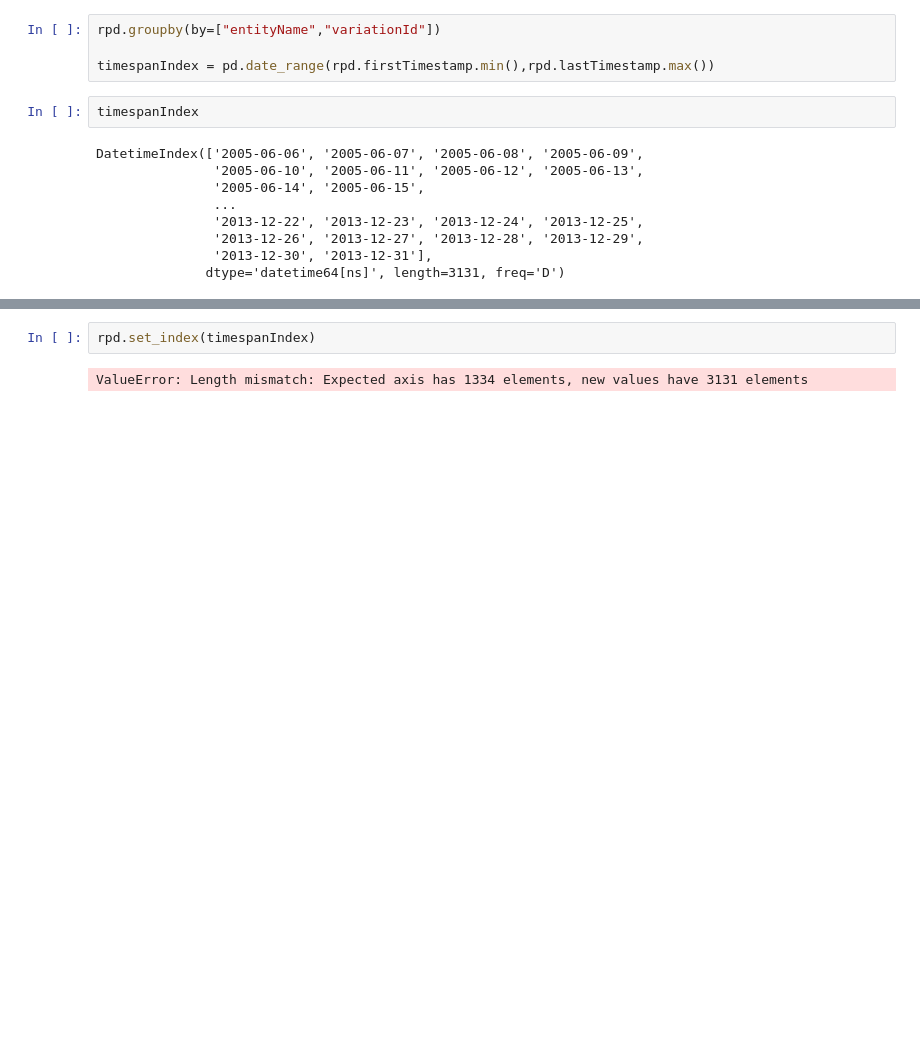
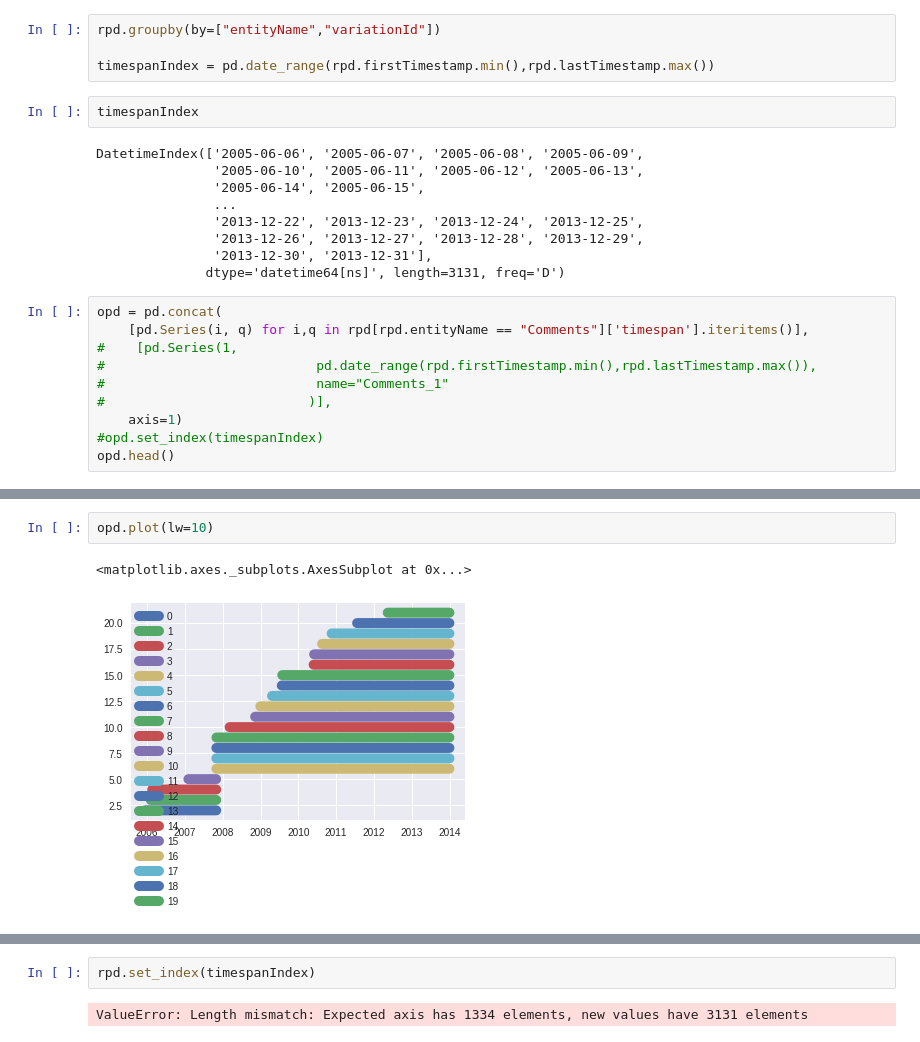
Before and after one commit to catedrasaes-umu/NoSQLDataEngineering, a Jupyter notebook: projects/es.um.nosql.s13e.evolution/python/src/main.ipynb, the cells around one changed output, grey strips where cells are left out. Saved outputs shown, nothing was run; the diff lists cells and outputs as text; blank space fills up the shorter version.

Commit message:
Exploring python notebook for timespan plotting.

```diff
--- a/projects/es.um.nosql.s13e.evolution/python/src/main.ipynb
+++ b/projects/es.um.nosql.s13e.evolution/python/src/main.ipynb
@@ -60,3 +60,13 @@ DatetimeIndex(['2005-06-06', '2005-06-07', '2005-06-08', '2005-06-09',
                '2013-12-26', '2013-12-27', '2013-12-28', '2013-12-29',
                '2013-12-30', '2013-12-31'],
               dtype='datetime64[ns]', length=3131, freq='D')
+# %%
+opd = pd.concat(
+    [pd.Series(i, q) for i,q in rpd[rpd.entityName == "Comments"]['timespan'].iteritems()],
+#    [pd.Series(1,
+#                           pd.date_range(rpd.firstTimestamp.min(),rpd.lastTimestamp.max()),
+#                           name="Comments_1"
+#                          )],
+    axis=1)
+#opd.set_index(timespanIndex)
+opd.head()
@@ -62,0 +80,5 @@ DatetimeIndex(['2005-06-06', '2005-06-07', '2005-06-08', '2005-06-09',
+# %%
+opd.plot(lw=10)
+# %% [output]
+<matplotlib.axes._subplots.AxesSubplot at 0x...>
+[figure, added]
```
Also changed, not shown: parts of 2 cells of this notebook.
